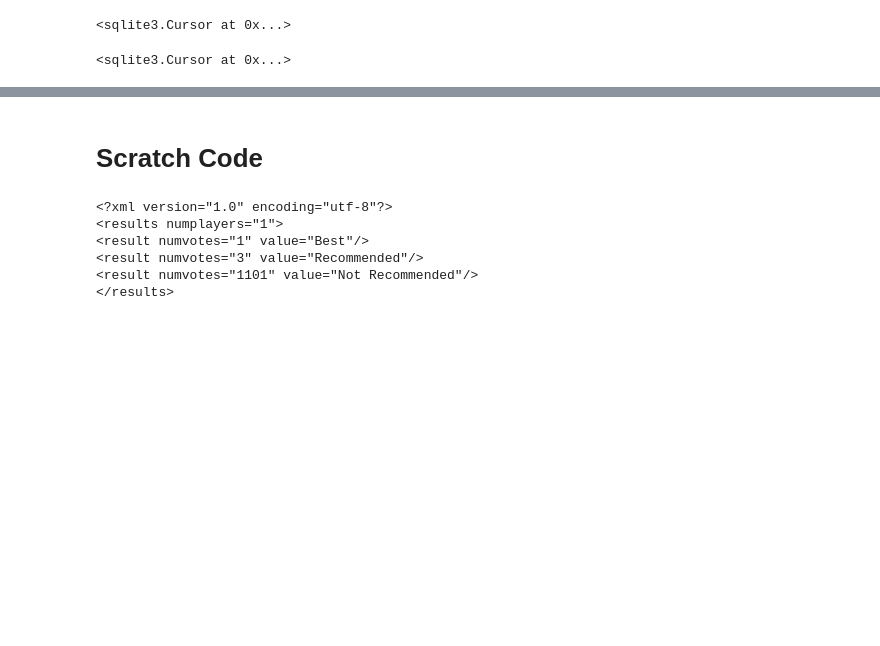
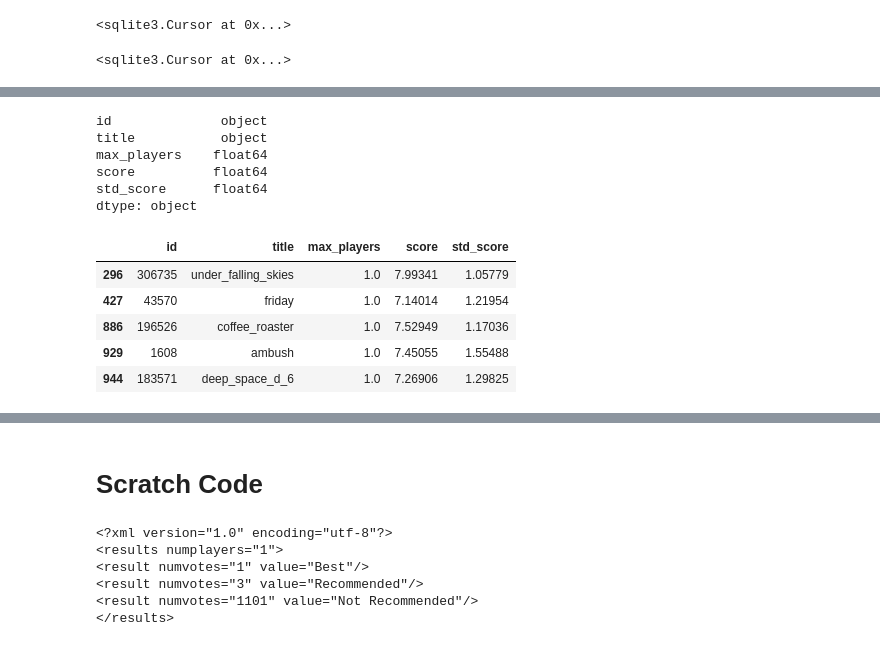
Before and after one commit to MarshallKrakauer/BGGAnalysis, a Jupyter notebook: BGGDataScrape.ipynb, the cells around one changed output, grey strips where cells are left out. Drawn from its saved outputs; the diff is of its cells as text; code cells hidden in the pictures; blank space fills up the shorter version.

```diff
--- a/BGGDataScrape.ipynb
+++ b/BGGDataScrape.ipynb
@@ -270,0 +284,23 @@ con.commit()
+# %%
+# convert data types
+cols = ['max_players', 'score', 'std_score']
+for col in cols:
+    df[col] = df[col].astype('float')
+df.dtypes
+# %% [output]
+id              object
+title           object
+max_players    float64
+score          float64
+std_score      float64
+dtype: object
+# %%
+# solo games
+df[df.max_players == 1]
+# %% [output]
+|  | id | title | max_players | score | std_score |
+| 296 | 306735 | under_falling_skies | 1.0 | 7.99341 | 1.05779 |
+| 427 | 43570 | friday | 1.0 | 7.14014 | 1.21954 |
+| 886 | 196526 | coffee_roaster | 1.0 | 7.52949 | 1.17036 |
+| 929 | 1608 | ambush | 1.0 | 7.45055 | 1.55488 |
+| 944 | 183571 | deep_space_d_6 | 1.0 | 7.26906 | 1.29825 |
```
Also changed, not shown: parts of 12 cells of this notebook, 1 other file.
